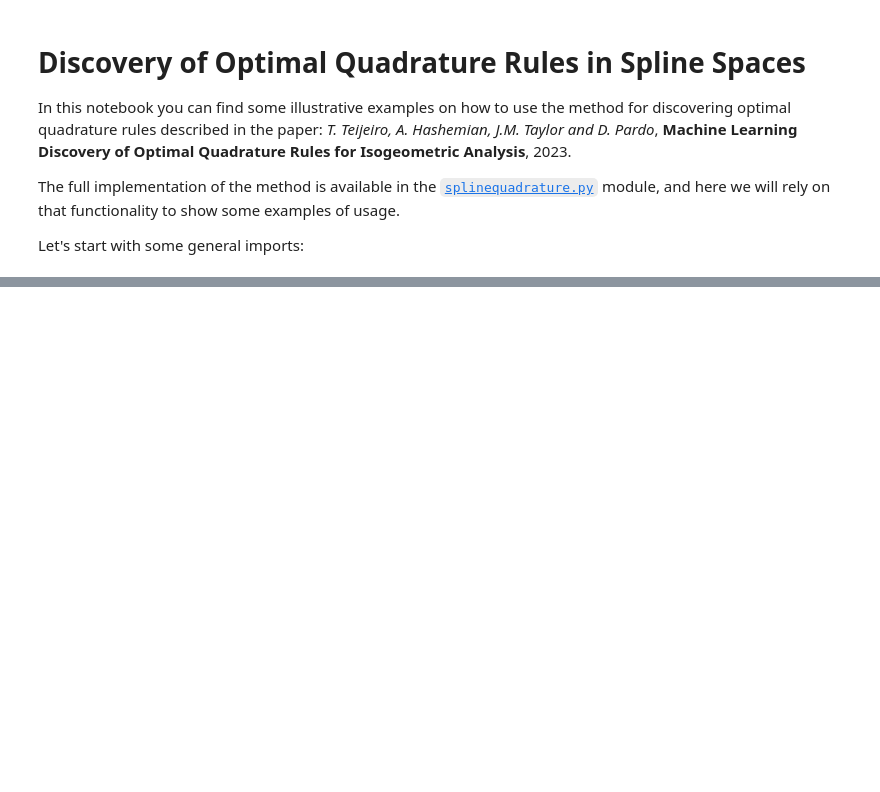
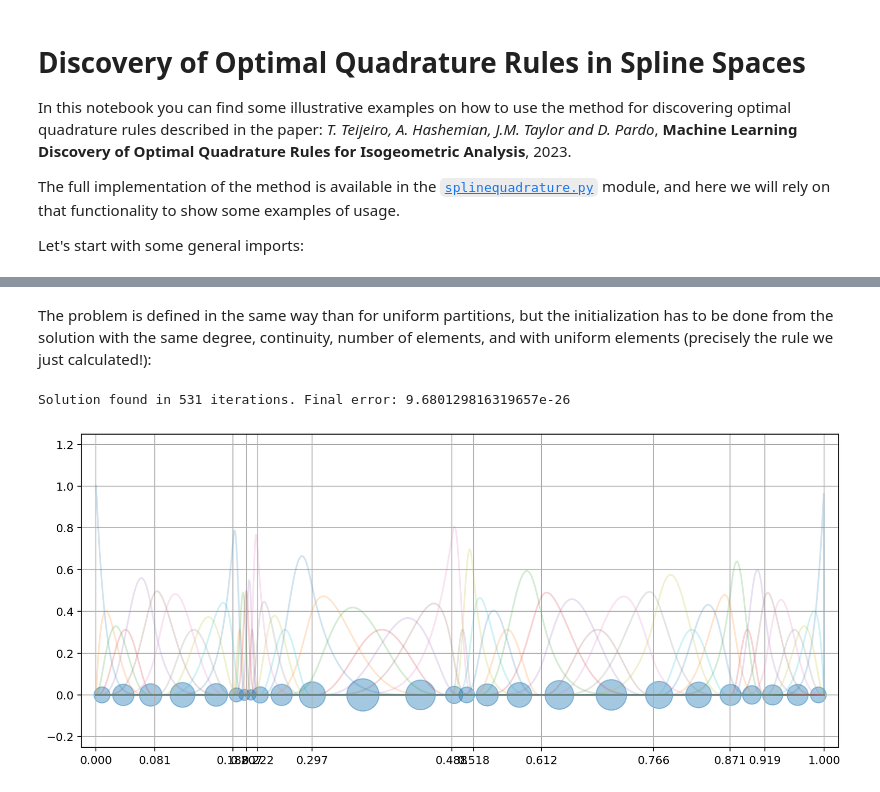
Before and after one commit to Mathmode/spline-integration-IGA, a Jupyter notebook: Spline Integration.ipynb, the cells around one changed output, grey strips where cells are left out. Drawn from its saved outputs; the diff is of its cells as text; code cells hidden in the pictures; blank space fills up the shorter version.

```diff
--- a/Spline Integration.ipynb
+++ b/Spline Integration.ipynb
@@ -34,0 +127,16 @@ fig = plt.plot(X, basis(X).T)
+# %% [markdown]
+The problem is defined in the same way than for uniform partitions, but the initialization has to be done from the solution with the same degree, continuity, number of elements, and with uniform elements (precisely the rule we just calculated!):
+# %%
+#Define the problem
+C_nunif = Constants(basis_nunif, d, k, partition_nunif)
+optimizer = get_optimizer(C_nunif)
+init_x, init_w = initialize_nonuniform(partition_nunif, final_params['x'], final_params['w'])
+parameters_nunif = {'x':init_x, 'w':init_w}
+
+#Run the optimization
+final_params_nunif, loss_nunif, nepoc_nunif = fit_quadrature_rule(C_nunif, parameters_nunif, optimizer)
+print(f'Solution found in {nepoc} iterations. Final error: {loss}')
+fig = plot_quadrature_rule(C_nunif, final_params_nunif['x'], final_params_nunif['w'])
+# %% [output]
+Solution found in 531 iterations. Final error: 9.680129816319657e-26
+[figure, added]
```
Also changed, not shown: parts of 17 cells of this notebook, 3 other files.
